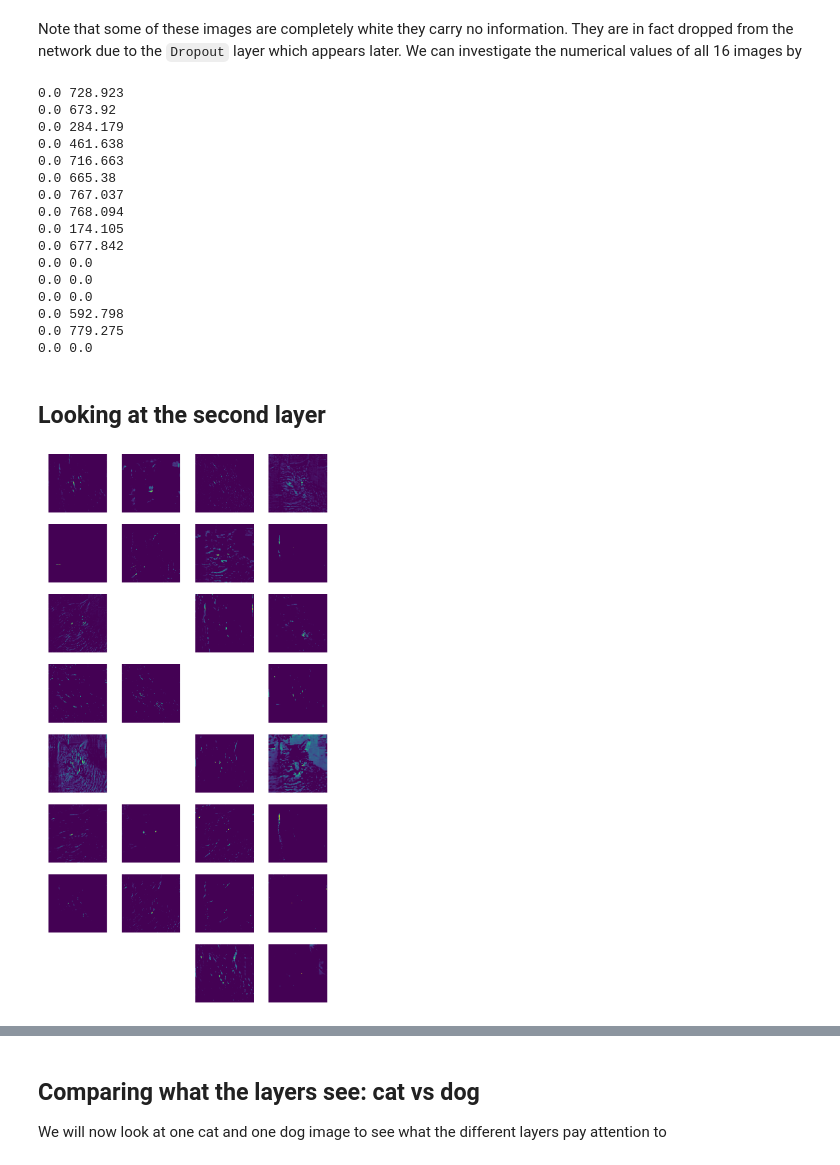
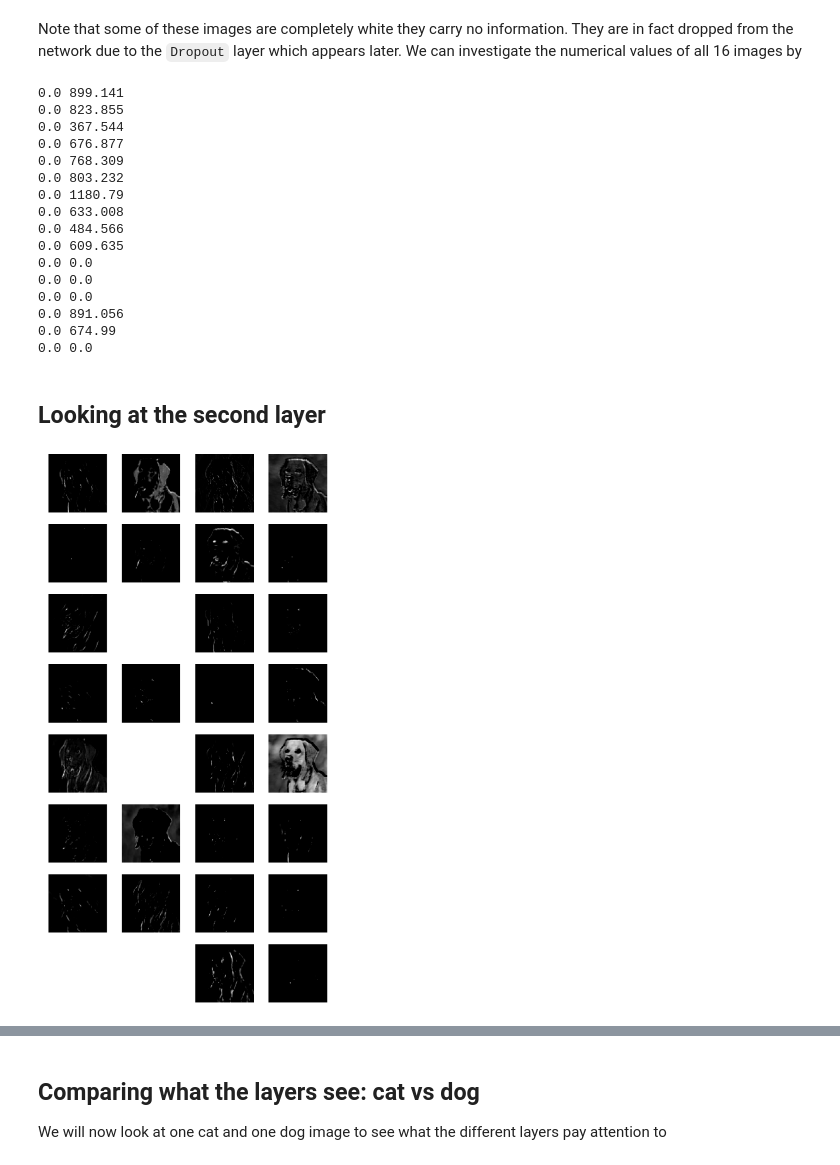
Before and after one commit to sintefmath/GeiloWinterSchool2018, a Jupyter notebook: course_material/CNN.ipynb, the cells around one changed output, grey strips where cells are left out. Saved outputs shown, nothing was run; the diff lists cells and outputs as text; code cells hidden in the pictures.

Commit message:
Added: plotting of all interior CNN layers

```diff
--- a/course_material/CNN.ipynb
+++ b/course_material/CNN.ipynb
@@ -532,7 +532,7 @@ print(model.output)
 Tensor("conv2d_1_input_1:0", shape=(?, 256, 256, 3), dtype=float32)
 Tensor("dense_2_1/Sigmoid:0", shape=(?, 1), dtype=float32)
 # %%
-test_image = image.load_img('../cats_dogs/single_prediction/cat.1.jpg', target_size = (256, 256))
+test_image = image.load_img('../cats_dogs/single_prediction/cat_or_dog_1.jpg', target_size = (256, 256))
 test_image = image.img_to_array(test_image)
 test_image = np.expand_dims(test_image, axis = 0)
 result = model.predict(test_image)
@@ -550,3 +550,12 @@ The image is that of a  cat
 ### Looking at the first layer
 
 We may investigate what this model does to the image by manually applying each convolution operation
+# %%
+import cv2
+
+f,ax = plt.subplots(1,3, figsize=(16,4))
+for i in range(3):
+    img = test_image[0,:,:,i]
+    img = (img - np.min(img)) / (np.max(img) - np.min(img)) * 255
+    ax[i].imshow(img, cmap='gray')
+    cv2.imwrite('layer0-'+str(i)+'.png', img)
@@ -563,6 +574,7 @@ f,ax = plt.subplots(4,4, figsize=(16,16))
 for i in range(16):
     img = out[0,:,:,i]
     img = (img - np.min(img)) / (np.max(img) - np.min(img)) * 255
-    ax[i//4,i%4].imshow(img)
+    ax[i//4,i%4].imshow(img, cmap='gray')
+    cv2.imwrite('layer1-'+str(i)+'.png', img)
 # %% [output]
 (1, 252, 252, 16)
@@ -573,48 +585,49 @@ Note that some of these images are completely white they carry no information. T
 for i in range(16):
     print(np.min(out[0,:,:,i]), np.max(out[0,:,:,i]))
 # %% [output]
-0.0 728.923
-0.0 673.92
-0.0 284.179
-0.0 461.638
-0.0 716.663
-0.0 665.38
-0.0 767.037
-0.0 768.094
-0.0 174.105
-0.0 677.842
+0.0 899.141
+0.0 823.855
+0.0 367.544
+0.0 676.877
+0.0 768.309
+0.0 803.232
+0.0 1180.79
+0.0 633.008
+0.0 484.566
+0.0 609.635
 0.0 0.0
 0.0 0.0
 0.0 0.0
-0.0 592.798
-0.0 779.275
+0.0 891.056
+0.0 674.99
 0.0 0.0
 # %% [markdown]
 ## Looking at the second layer
 # %%
 from keras.engine.topology import Input
 
 # print(model.layers[0])
 # print(model.layers[1])
 # print(model.layers[2])
 
 second = Sequential()
 second.add(model.layers[0]) # add 1st conv layer, produces 16 images
 second.add(model.layers[1]) # maxpooling: reduce the size all images
 second.add(model.layers[2]) # 2nd convolution layer, produces 32 images
 second.compile(optimizer='adam', loss = 'binary_crossentropy')
 
 out = second.predict(test_image)
 
 # print(out.shape)
 # for i in range(32):
 #     print(np.min(out[0,:,:,i]), np.max(out[0,:,:,i]))
 
 f,ax = plt.subplots(8,4, figsize=(16,32))
 for i in range(32):
     img = out[0,:,:,i]
     img = (img - np.min(img)) / (np.max(img) - np.min(img)) * 255
-    ax[i//4,i%4].imshow(img)
+    ax[i//4,i%4].imshow(img, cmap='gray')
     ax[i//4,i%4].axis('off')
+    cv2.imwrite('layer2-'+str(i)+'.png', img)
 # %% [output]
-[figure, old version]
+[figure, new version]
```
Also changed, not shown: parts of 7 cells of this notebook.
